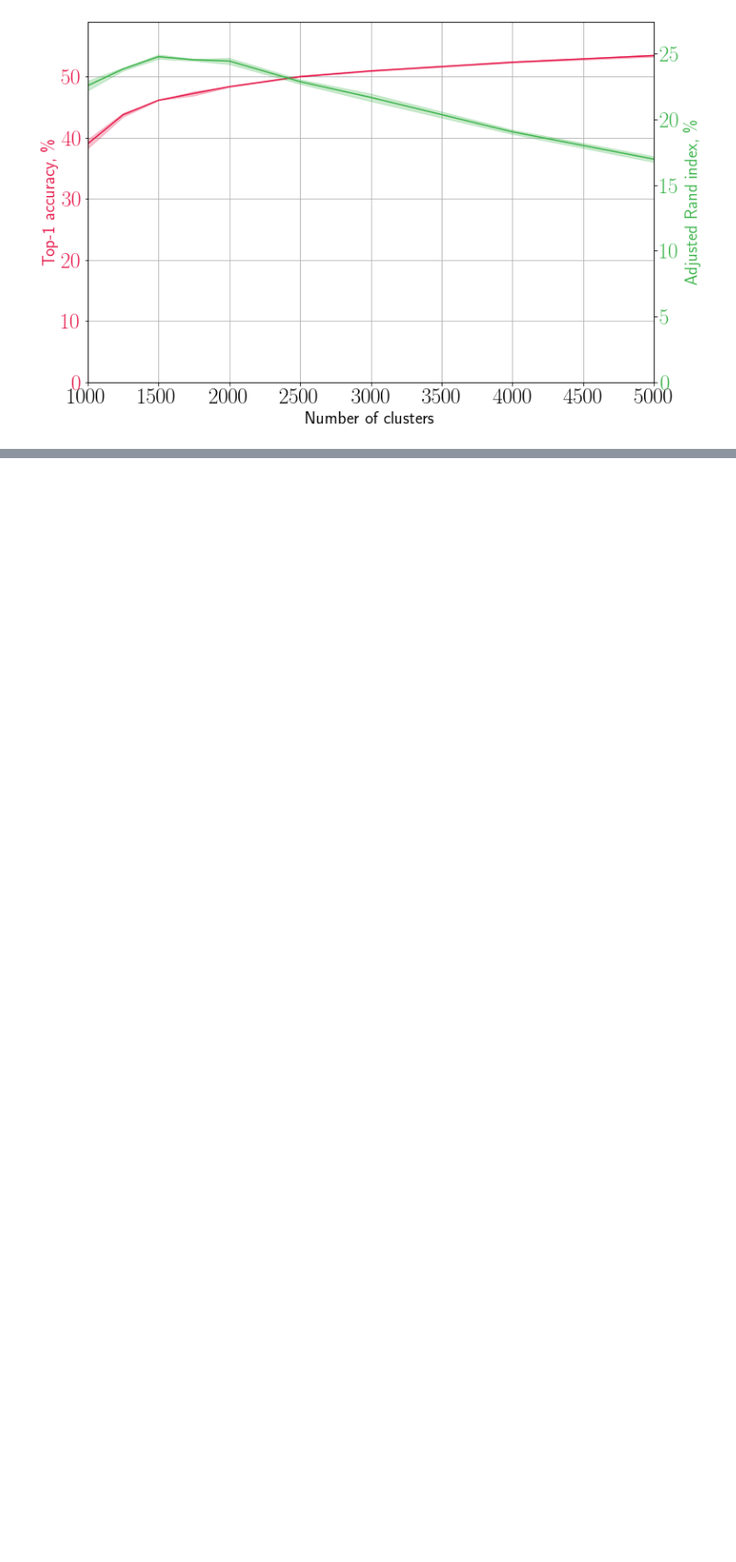
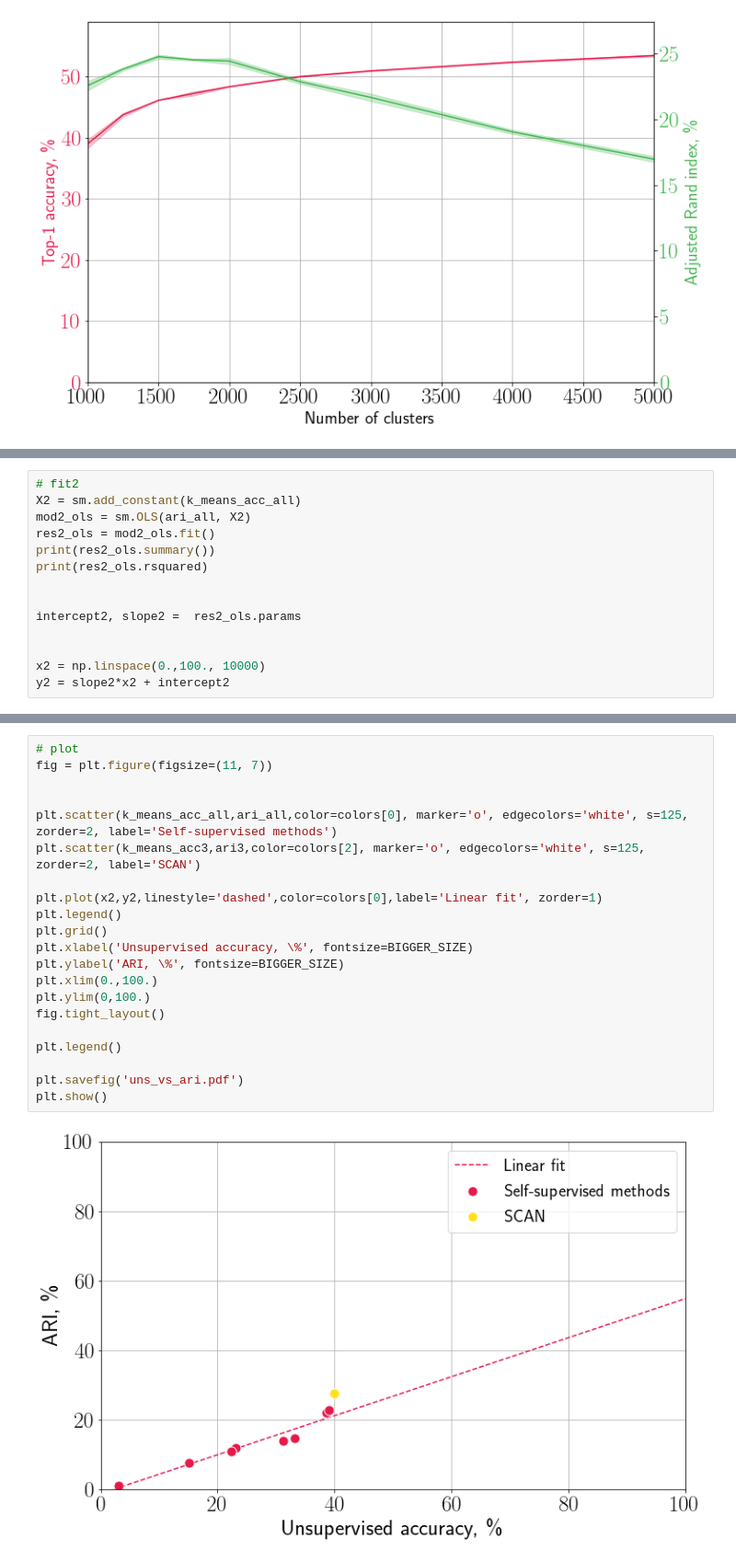
Before and after one commit to Randl/kmeans_selfsuper, a Jupyter notebook: plots.ipynb, the cells around one changed output, grey strips where cells are left out. Shown at 92% size. Drawn from its saved outputs; the diff is of its cells as text; blank space fills up the shorter version.

```diff
--- a/plots.ipynb
+++ b/plots.ipynb
@@ -154,0 +203,14 @@ plt.show()
+# %%
+# fit2
+X2 = sm.add_constant(k_means_acc_all)
+mod2_ols = sm.OLS(ari_all, X2)
+res2_ols = mod2_ols.fit()
+print(res2_ols.summary())
+print(res2_ols.rsquared)
+
+
+intercept2, slope2 =  res2_ols.params
+
+
+x2 = np.linspace(0.,100., 10000)
+y2 = slope2*x2 + intercept2
@@ -154,0 +260,23 @@ plt.show()
+# %%
+# plot
+fig = plt.figure(figsize=(11, 7))
+
+
+plt.scatter(k_means_acc_all,ari_all,color=colors[0], marker='o', edgecolors='white', s=125, zorder=2, label='Self-supervised methods')
+plt.scatter(k_means_acc3,ari3,color=colors[2], marker='o', edgecolors='white', s=125, zorder=2, label='SCAN')
+
+plt.plot(x2,y2,linestyle='dashed',color=colors[0],label='Linear fit', zorder=1)
+plt.legend()
+plt.grid()
+plt.xlabel('Unsupervised accuracy, \%', fontsize=BIGGER_SIZE)
+plt.ylabel('ARI, \%', fontsize=BIGGER_SIZE)
+plt.xlim(0.,100.)
+plt.ylim(0,100.)
+fig.tight_layout()
+
+plt.legend()
+
+plt.savefig('uns_vs_ari.pdf')
+plt.show()
+# %% [output]
+[figure, added]
```
Also changed, not shown: parts of 5 cells of this notebook, 1 other file.
